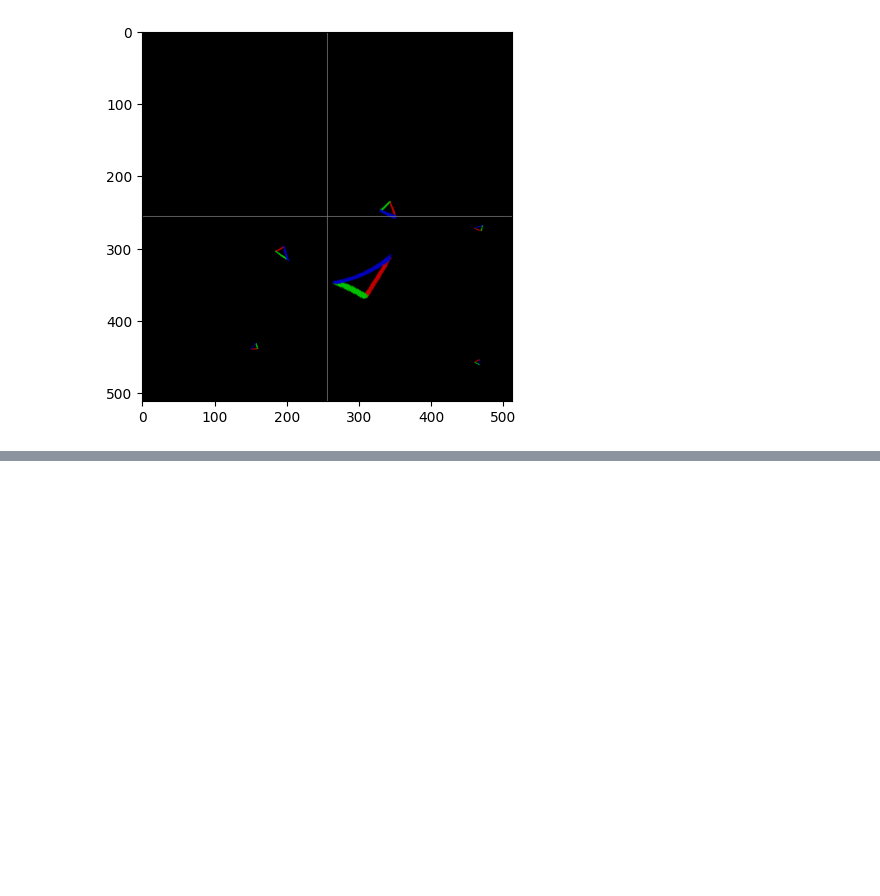
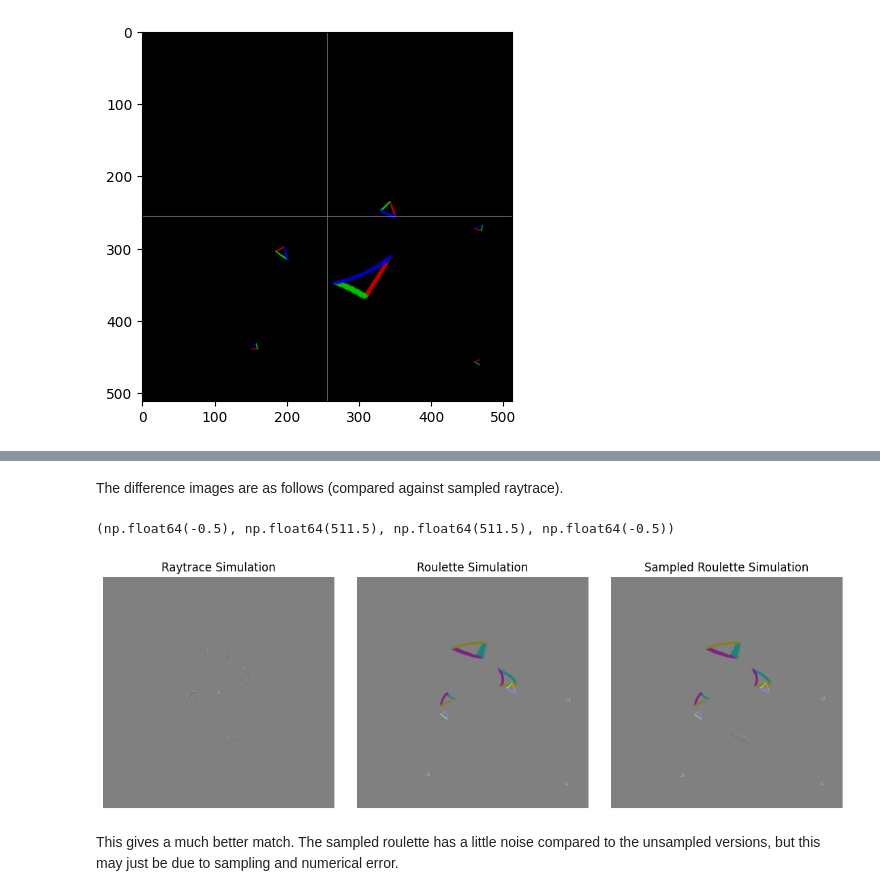
Before and after one commit to CosmoAI-AES/CosmoAI-AES.github.io, a Jupyter notebook: docs/demo/Demo01.ipynb, the cells around one changed output, grey strips where cells are left out. Cells and saved outputs as stored; diff of their text form; code cells hidden in the pictures; blank space fills up the shorter version.

```diff
--- a/docs/demo/Demo01.ipynb
+++ b/docs/demo/Demo01.ipynb
@@ -487,0 +489,28 @@ This shows us that the convergence ring does go through the origin (lens centre)
+# %% [markdown]
+The difference images are as follows (compared against sampled raytrace).
+# %%
+fig = plt.figure(figsize=(14,7))
+fig.tight_layout(pad=0.0)
+plt.subplots_adjust(hspace=0.1, wspace=0.1)
+
+fig.add_subplot(1, 3, 1)
+plt.imshow( imageDiff( im1, im3 ), cmap='gray')
+plt.title( "Raytrace Simulation" )
+plt.axis("off")
+
+fig.add_subplot(1, 3, 2)
+plt.imshow( imageDiff( im2, im3 ), cmap='gray')
+plt.title( "Roulette Simulation" )
+plt.axis("off")
+
+fig.add_subplot(1, 3, 3)
+plt.imshow( imageDiff( im4, im3 ), cmap='gray')
+plt.title( "Sampled Roulette Simulation" )
+plt.axis("off")
+# %% [output]
+(np.float64(-0.5), np.float64(511.5), np.float64(511.5), np.float64(-0.5))
+[figure, added]
+# %% [markdown]
+This gives a much better match.  The sampled roulette has a little
+noise compared to the unsampled versions, but this may just be due
+to sampling and numerical error.
```
Also changed, not shown: parts of 9 cells of this notebook.
